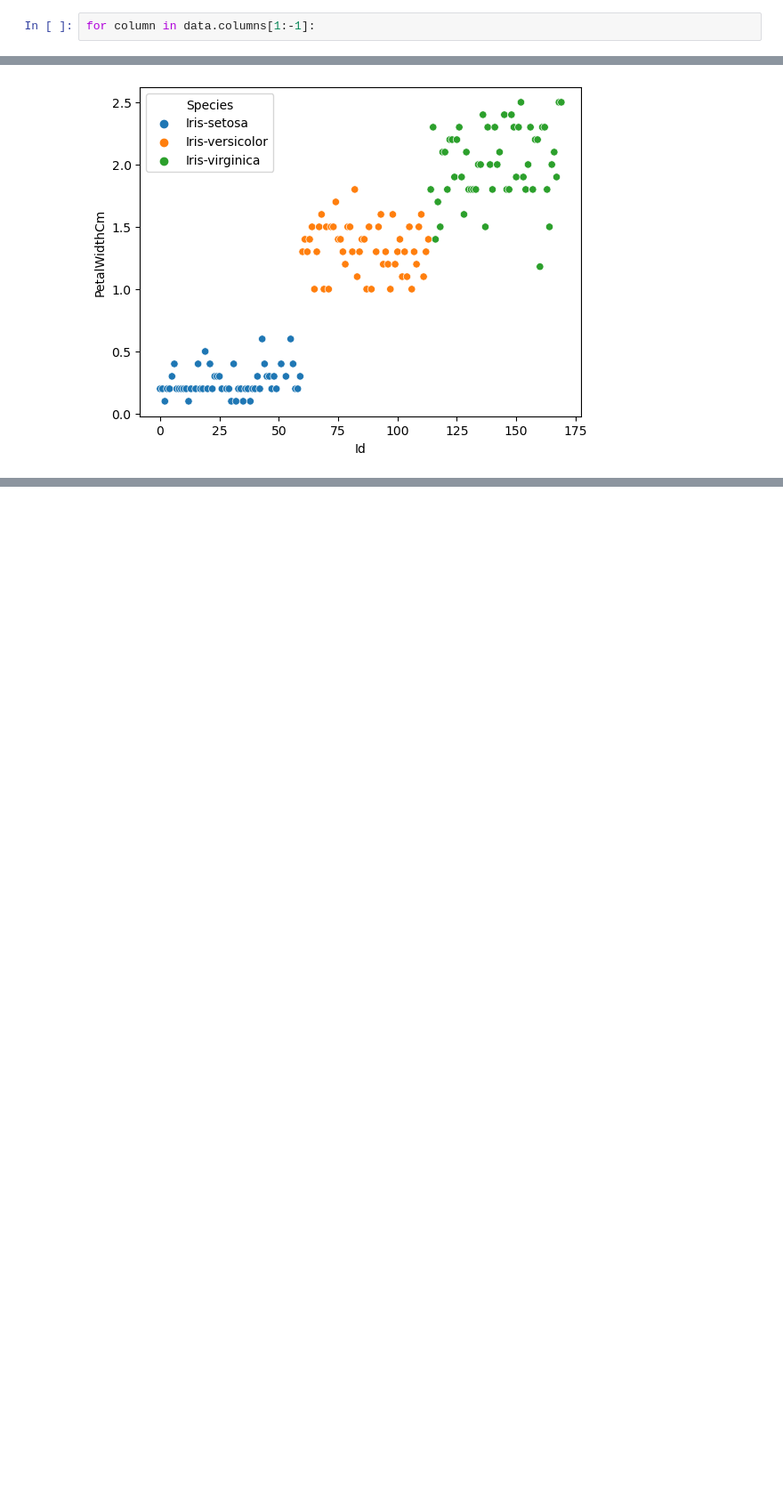
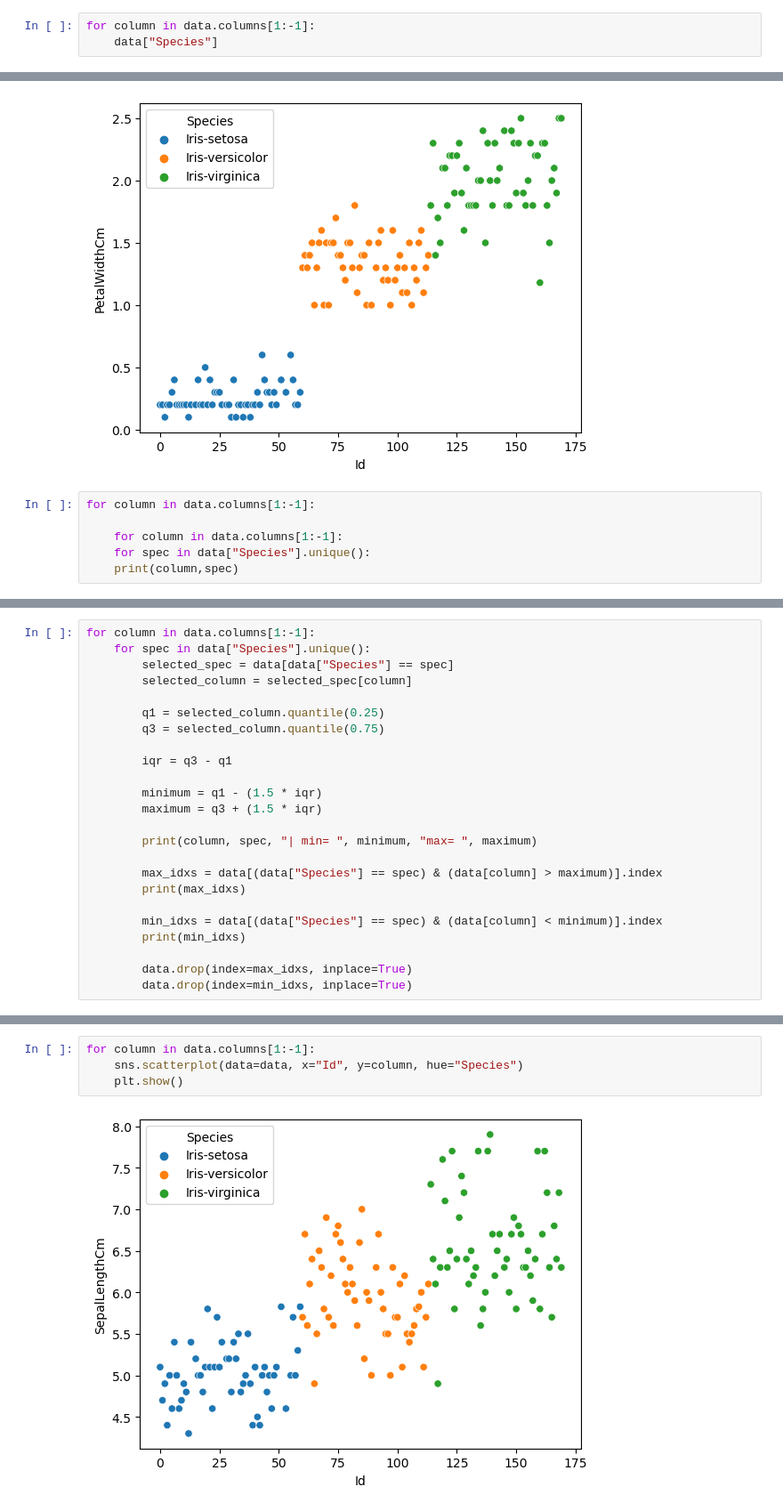
Before and after one commit to MuhammetMOZTURK/test_project2, a Jupyter notebook: Makine Öğrenmesi Dersleri Mert COBANOV 9 Ders.ipynb, the cells around one changed output, grey strips where cells are left out. Shown: that part at 89% size. Drawn from its saved outputs; the diff is of its cells as text; blank space fills up the shorter version.

```diff
--- a/Makine Öğrenmesi Dersleri Mert COBANOV 9 Ders.ipynb
+++ b/Makine Öğrenmesi Dersleri Mert COBANOV 9 Ders.ipynb
@@ -261,3 +259,4 @@ Int64Index([ 0,  1,  2,  3,  4,  5,  6,  7,  8,  9, 10, 11, 12, 13, 14, 15, 16,
 # loop;
 # %%
 for column in data.columns[1:-1]:
+    data["Species"]
@@ -344,3 +341,9 @@ for column in data.columns[1:-1]:
 [figure]
 [figure]
 [figure]
+# %%
+for column in data.columns[1:-1]:
+
+    for column in data.columns[1:-1]:
+    for spec in data["Species"].unique():
+    print(column,spec)
@@ -346,0 +354,24 @@ for column in data.columns[1:-1]:
+# %%
+for column in data.columns[1:-1]:
+    for spec in data["Species"].unique():
+        selected_spec = data[data["Species"] == spec]
+        selected_column = selected_spec[column]
+
+        q1 = selected_column.quantile(0.25)
+        q3 = selected_column.quantile(0.75)
+
+        iqr = q3 - q1
+
+        minimum = q1 - (1.5 * iqr)
+        maximum = q3 + (1.5 * iqr)
+
+        print(column, spec, "| min= ", minimum, "max= ", maximum)
+
+        max_idxs = data[(data["Species"] == spec) & (data[column] > maximum)].index
+        print(max_idxs)
+
+        min_idxs = data[(data["Species"] == spec) & (data[column] < minimum)].index
+        print(min_idxs)
+
+        data.drop(index=max_idxs, inplace=True)
+        data.drop(index=min_idxs, inplace=True)
@@ -346,0 +396,6 @@ for column in data.columns[1:-1]:
+# %%
+for column in data.columns[1:-1]:
+    sns.scatterplot(data=data, x="Id", y=column, hue="Species")
+    plt.show()
+# %% [output]
+[figure, added]
```
Also changed, not shown: parts of 16 cells of this notebook, 1 other file.
